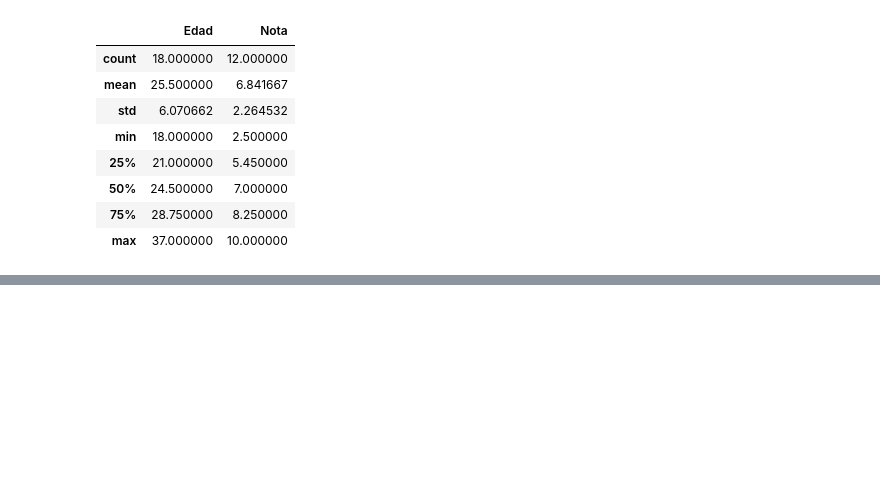
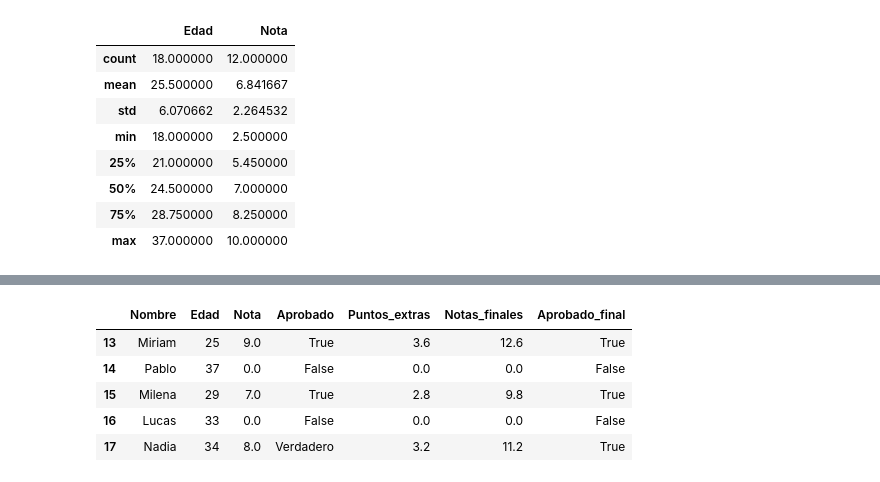
Before and after one commit to Zuzed22/Pandas-conociendo-la-biblioteca, a Jupyter notebook: Ejercicios.ipynb, the cells around one changed output, grey strips where cells are left out. Drawn from its saved outputs; the diff is of its cells as text; code cells hidden in the pictures; blank space fills up the shorter version.

```diff
--- a/Ejercicios.ipynb
+++ b/Ejercicios.ipynb
@@ -113,0 +243,12 @@ datos.describe()
+# %%
+seleccion = (datos['Aprobado'] == False) & (datos['Aprobado_final'] == True)
+# %%
+datos[seleccion]
+datos.tail()
+# %% [output]
+|  | Nombre | Edad | Nota | Aprobado | Puntos_extras | Notas_finales | Aprobado_final |
+| 13 | Miriam | 25 | 9.0 | True | 3.6 | 12.6 | True |
+| 14 | Pablo | 37 | 0.0 | False | 0.0 | 0.0 | False |
+| 15 | Milena | 29 | 7.0 | True | 2.8 | 9.8 | True |
+| 16 | Lucas | 33 | 0.0 | False | 0.0 | 0.0 | False |
+| 17 | Nadia | 34 | 8.0 | Verdadero | 3.2 | 11.2 | True |
```
Also changed, not shown: parts of 32 cells of this notebook.
